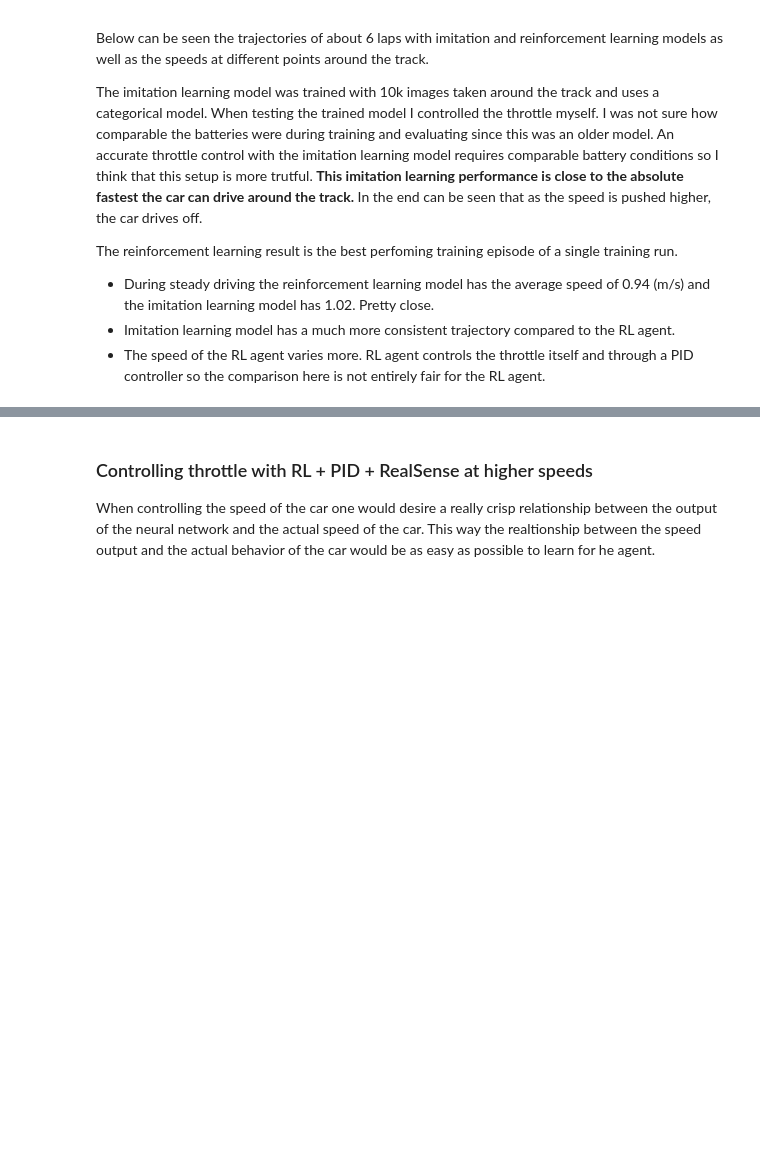
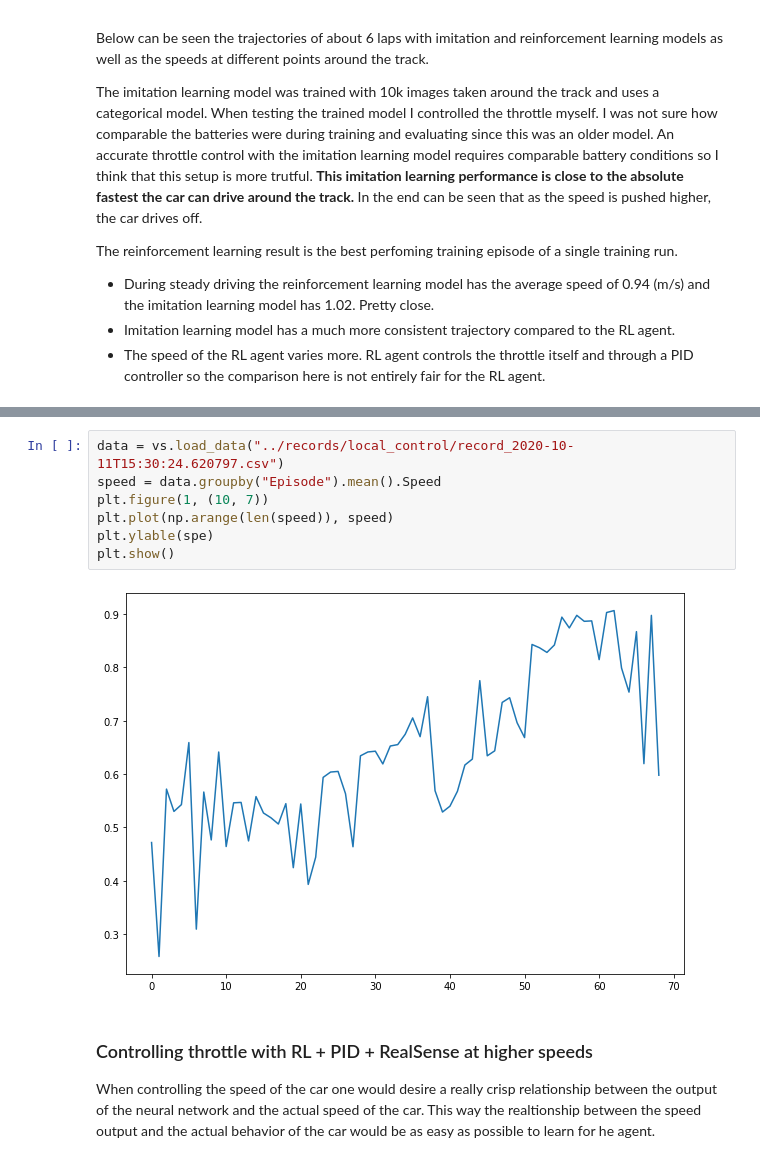
Before and after one commit to ari-viitala/RLDonkeyCar, a Jupyter notebook: analysis/Local_control.ipynb, the cells around one changed output, grey strips where cells are left out. Drawn from its saved outputs; the diff is of its cells as text; blank space fills up the shorter version.

```diff
--- a/analysis/Local_control.ipynb
+++ b/analysis/Local_control.ipynb
@@ -137,3 +174,12 @@ Average speed: 1.02
+# %%
+data = vs.load_data("../records/local_control/record_2020-10-11T15:30:24.620797.csv")
+speed = data.groupby("Episode").mean().Speed
+plt.figure(1, (10, 7))
+plt.plot(np.arange(len(speed)), speed)
+plt.ylable(spe)
+plt.show()
+# %% [output]
+[figure, added]
 # %% [markdown]
 ### Controlling throttle with RL + PID + RealSense at higher speeds
 
```
Also changed, not shown: parts of 11 cells of this notebook.
